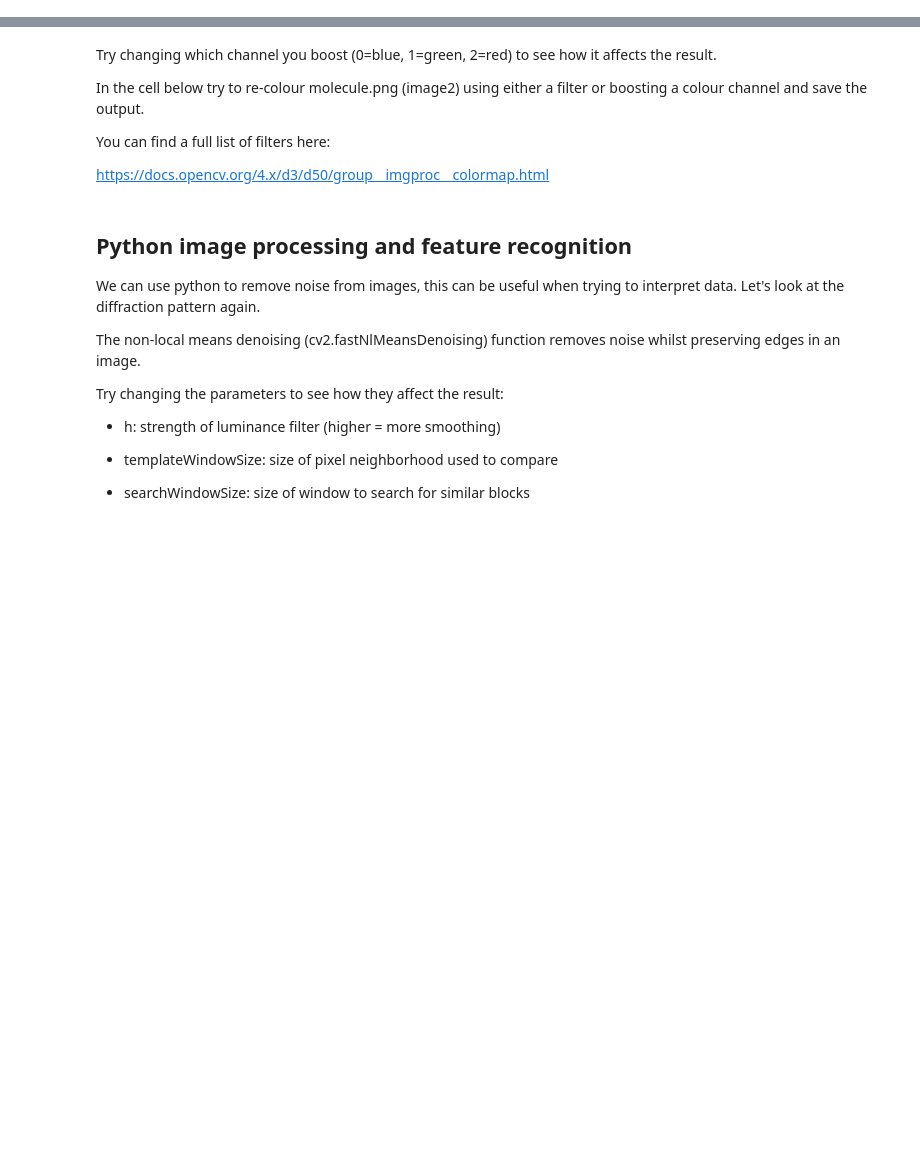
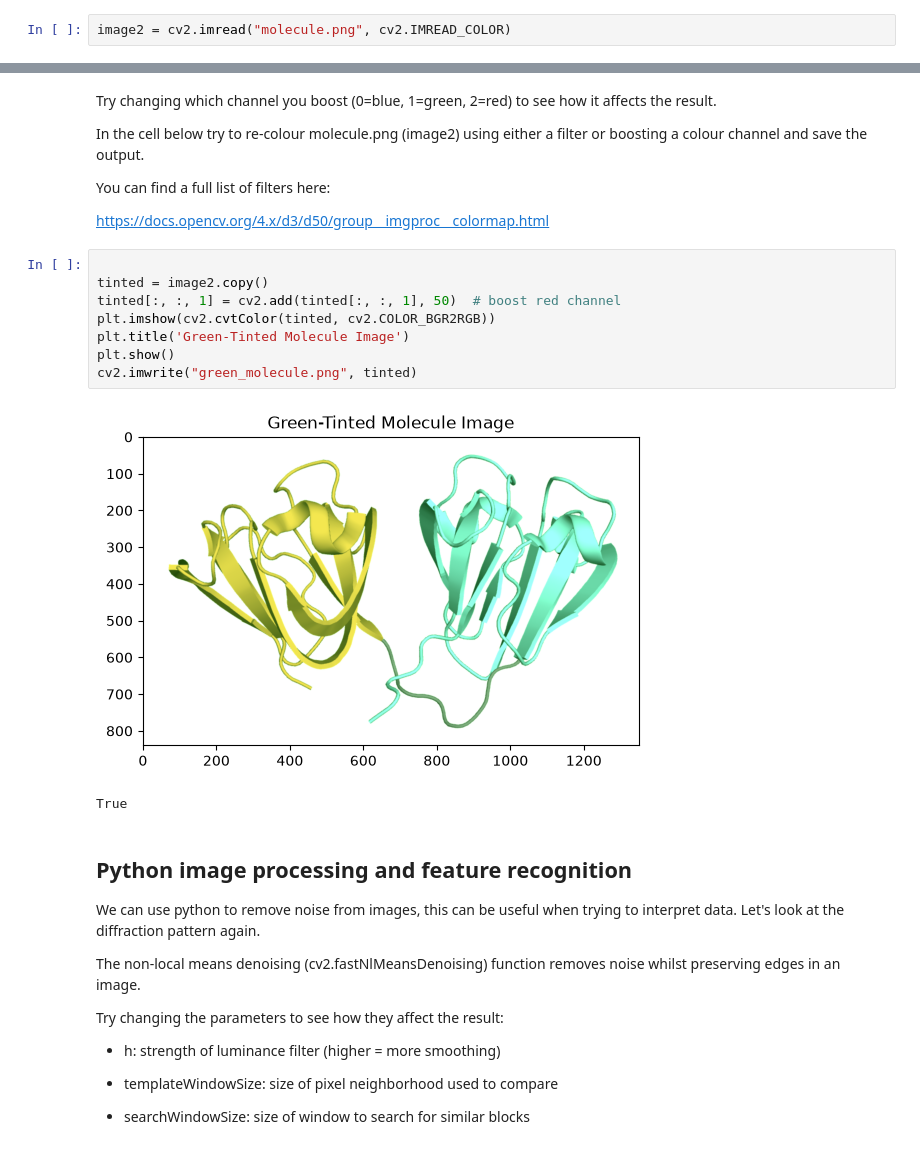
Before and after one commit to Sdoge11/Digital-Skills, a Jupyter notebook: image-process-opencv.ipynb, the cells around one changed output, grey strips where cells are left out. Drawn from its saved outputs; the diff is of its cells as text; blank space fills up the shorter version.

```diff
--- a/image-process-opencv.ipynb
+++ b/image-process-opencv.ipynb
@@ -233,6 +233,8 @@ We can use different commands to change the oritentation of the image.
 In the code space below import 'molecule.png' as image2 using the cv2.imread command.
 
 To preserve the colours don't use the grayscale command.
+# %%
+image2 = cv2.imread("molecule.png", cv2.IMREAD_COLOR)
 # %% [markdown]
 Is it time to commit again?
 # %%
@@ -363,6 +403,17 @@ In the cell below try to re-colour molecule.png (image2) using either a filter o
 You can find a full list of filters here:
 
 https://docs.opencv.org/4.x/d3/d50/group__imgproc__colormap.html
+# %%
+
+tinted = image2.copy()
+tinted[:, :, 1] = cv2.add(tinted[:, :, 1], 50)  # boost red channel
+plt.imshow(cv2.cvtColor(tinted, cv2.COLOR_BGR2RGB))
+plt.title('Green-Tinted Molecule Image')
+plt.show()
+cv2.imwrite("green_molecule.png", tinted)
+# %% [output]
+[figure, added]
+True
 # %% [markdown]
 ## Python image processing and feature recognition
 
```
Also changed, not shown: parts of 17 cells of this notebook, 2 other files.
